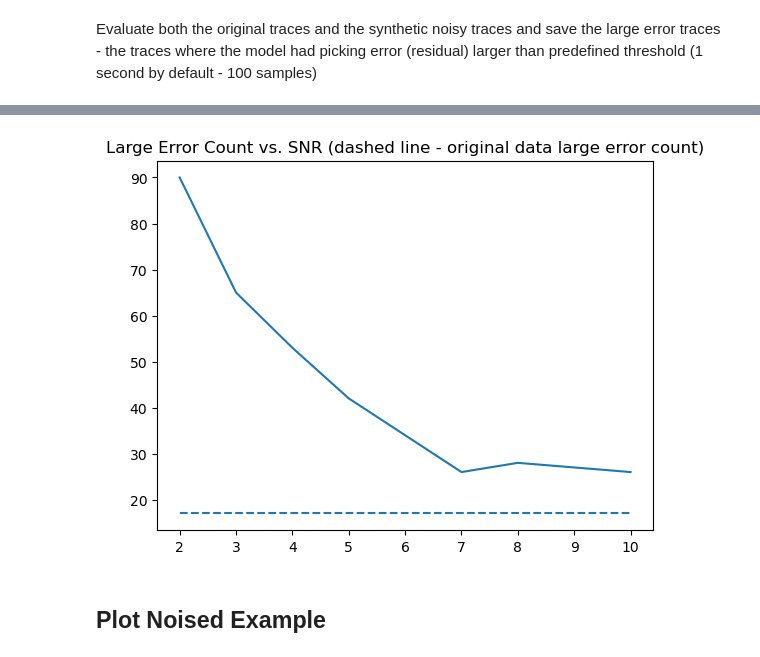
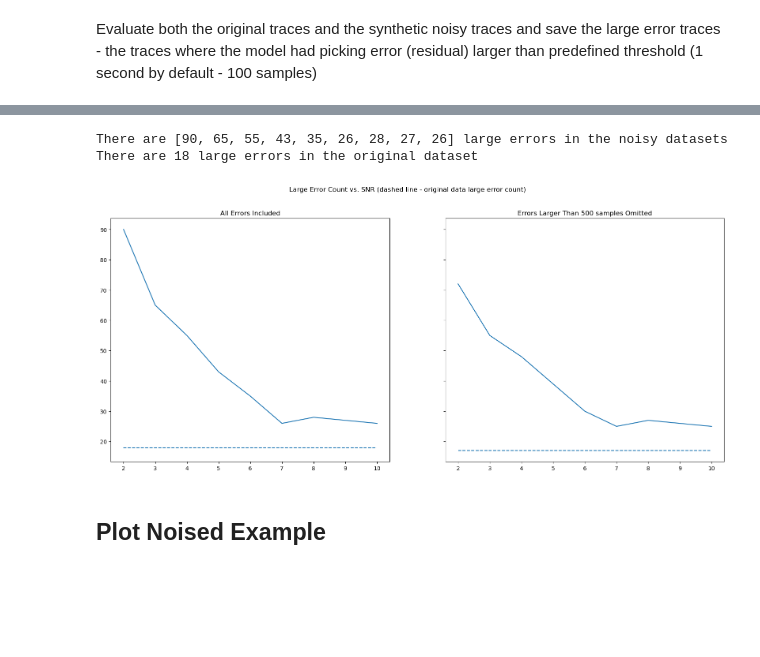
Before and after one commit to moshebeutel/summer_2022_Seismology, a Jupyter notebook: notebooks/model_evaluation.ipynb, the cells around one changed output, grey strips where cells are left out. Saved outputs shown, nothing was run; the diff lists cells and outputs as text; code cells hidden in the pictures; blank space fills up the shorter version.

```diff
--- a/notebooks/model_evaluation.ipynb
+++ b/notebooks/model_evaluation.ipynb
@@ -195,9 +211,30 @@ There are 17 large errors in the original dataset
+# %%
+large_error_traces_index_list_original_dataset_trimmed = find_large_error_traces(dataset=original_dataset, model=pretrained_model.float(), labels=original_labels, threshold_samples=LARGE_ERROR_THRESHOLD_SAMPLES,  ignore_errors_larger_than_samples=500, eval_fn=eval_batch_tuple_return)
+
+
+large_error_traces_index_list_synthetic_noisy_datasets_trimmed = [find_large_error_traces(dataset=synthetic_noisy_dataset, model=pretrained_model.float(), labels=synthetic_noisy_labels, threshold_samples=LARGE_ERROR_THRESHOLD_SAMPLES, ignore_errors_larger_than_samples=500, eval_fn=eval_batch_tuple_return) for (synthetic_noisy_dataset, synthetic_noisy_labels) in zip(noisy_traces_list, noisy_traces_labels_list)]
+# %%
+dataset_trimmed_lens = [int(len(large_error_traces_index_list_synthetic_noisy_dataset_trimmed)) for large_error_traces_index_list_synthetic_noisy_dataset_trimmed in large_error_traces_index_list_synthetic_noisy_datasets_trimmed]
+
+print(f'There are {dataset_lens} large errors in the noisy datasets')
+
+dataset_trimmed_len_original = int(len(large_error_traces_index_list_original_dataset_trimmed))
+
+print(f'There are {dataset_len_original} large errors in the original dataset')
+# %% [output]
+There are [90, 65, 55, 43, 35, 26, 28, 27, 26] large errors in the noisy datasets
+There are 18 large errors in the original dataset
 # %%
-plt.title('Large Error Count vs. SNR (dashed line - original data large error count)')
-plt.plot(range(2,11),  dataset_lens);
-plt.hlines(y=dataset_len_original, xmin=2, xmax=10, linestyles='dashed');
+fig, (ax,ax_trimmed) = plt.subplots(1,2,figsize=(20,8), sharey='all')
+plt.suptitle('Large Error Count vs. SNR (dashed line - original data large error count)')
+ax.set_title('All Errors Included')
+ax.plot(range(2,11),  dataset_lens);
+ax.hlines(y=dataset_len_original, xmin=2, xmax=10, linestyles='dashed');
+ax_trimmed.set_title('Errors Larger Than 500 samples Omitted')
+ax_trimmed.plot(range(2,11),  dataset_trimmed_lens);
+ax_trimmed.hlines(y=dataset_trimmed_len_original, xmin=2, xmax=10, linestyles='dashed');
 # %% [output]
-[figure, old version]
+[figure, new version]
 # %% [markdown]
 ## Plot Noised Example
 # %% [markdown]
```
Also changed, not shown: parts of 9 cells of this notebook, 1 other file.
